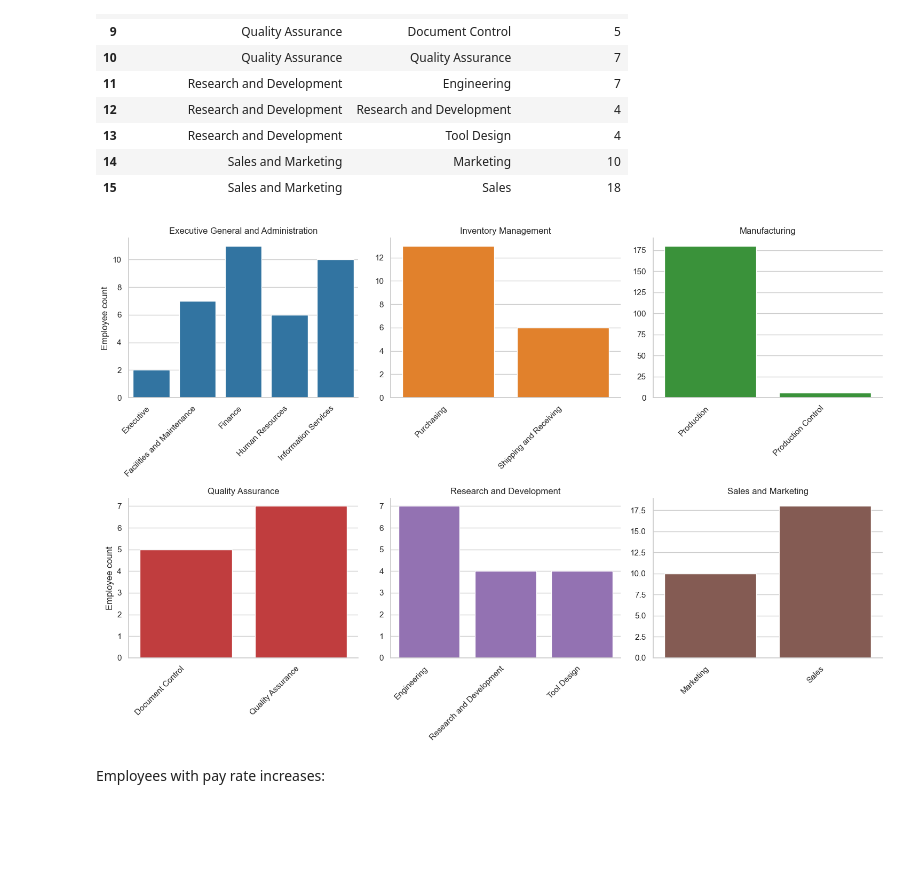
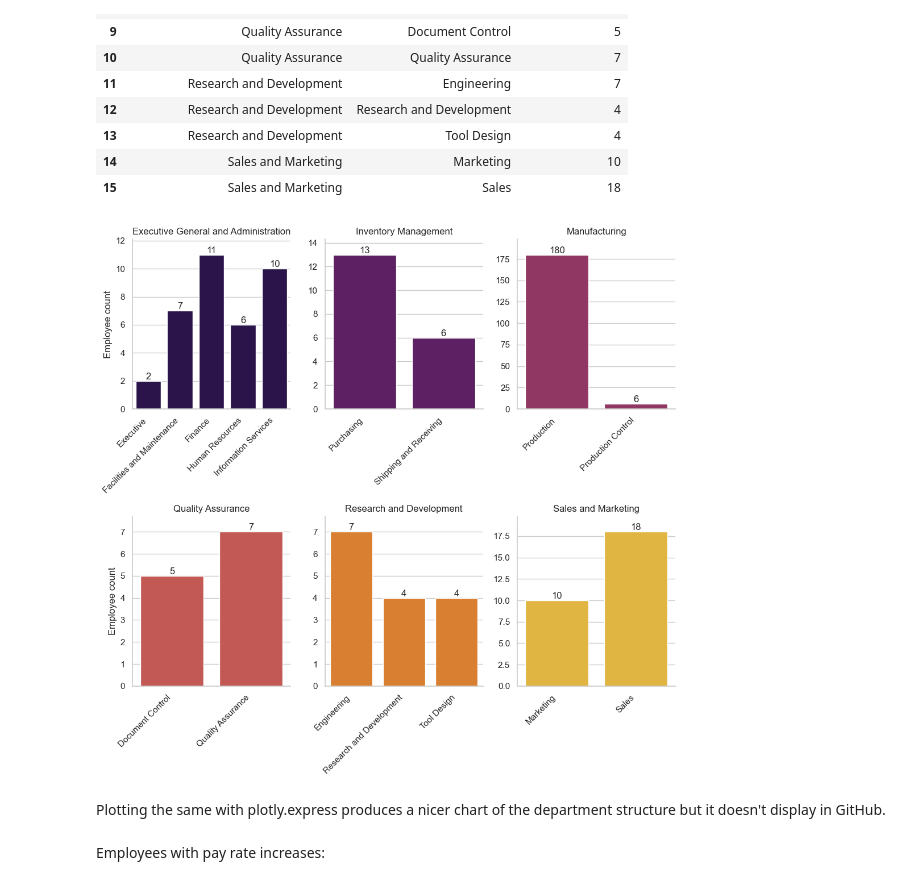
Before and after one commit to PieRatCat/SQL-stuff, a Jupyter notebook: SQL_kunskapskontroll/queries1.ipynb, the cells around one changed output. Cells and saved outputs as stored; diff of their text form; code cells hidden in the pictures; blank space fills up the shorter version.

```diff
--- a/SQL_kunskapskontroll/queries1.ipynb
+++ b/SQL_kunskapskontroll/queries1.ipynb
@@ -15,6 +15,9 @@ import plotly.express as px
 import plotly.graph_objects as go
 import plotly.io as pio
 import kaleido
+# %%
+sns.set_context("notebook")
+sns.set_palette("inferno")
 # %%
 engine = create_engine("mssql+pyodbc://localhost/AdventureWorks2022?trusted_connection=yes&Encrypt=no&driver=ODBC+Driver+18+for+SQL+Server")
 connection = engine.connect()
@@ -57,18 +60,23 @@ employees_by_department
 | 14 | Sales and Marketing | Marketing | 10 |
 | 15 | Sales and Marketing | Sales | 18 |
 # %%
-sns.set_context("notebook")
-g = sns.catplot(employees_by_department, y="Employee count", x="Department",
-                col="Group", col_wrap=3, kind="bar", height= 5, width=0.8,
-                hue="Group", sharex=False, sharey=False, legend=False)
+g = sns.catplot(data=employees_by_department, y="Employee count", x="Department",
+                col="Group", col_wrap=3, kind="bar", hue="Group", sharex=False, sharey=False, legend=False, aspect=0.7)
 g.set_xticklabels(rotation=45, ha='right')
 
 g.set(xlabel=None)
 g.set_titles("{col_name}")
 g.tick_params()
 
+for ax in g.axes.flat:
+    for container in ax.containers:
+        ax.bar_label(container, label_type='edge')
+    ax.margins(y=0.1)
+
 plt.tight_layout()
 plt.show()
 # %% [output]
-[figure, old version]
+[figure, new version]
+# %% [markdown]
+Plotting the same with plotly.express produces a nicer chart of the department structure but it doesn't display in GitHub.
 # %%
```
Also changed, not shown: parts of 1 cell of this notebook.
